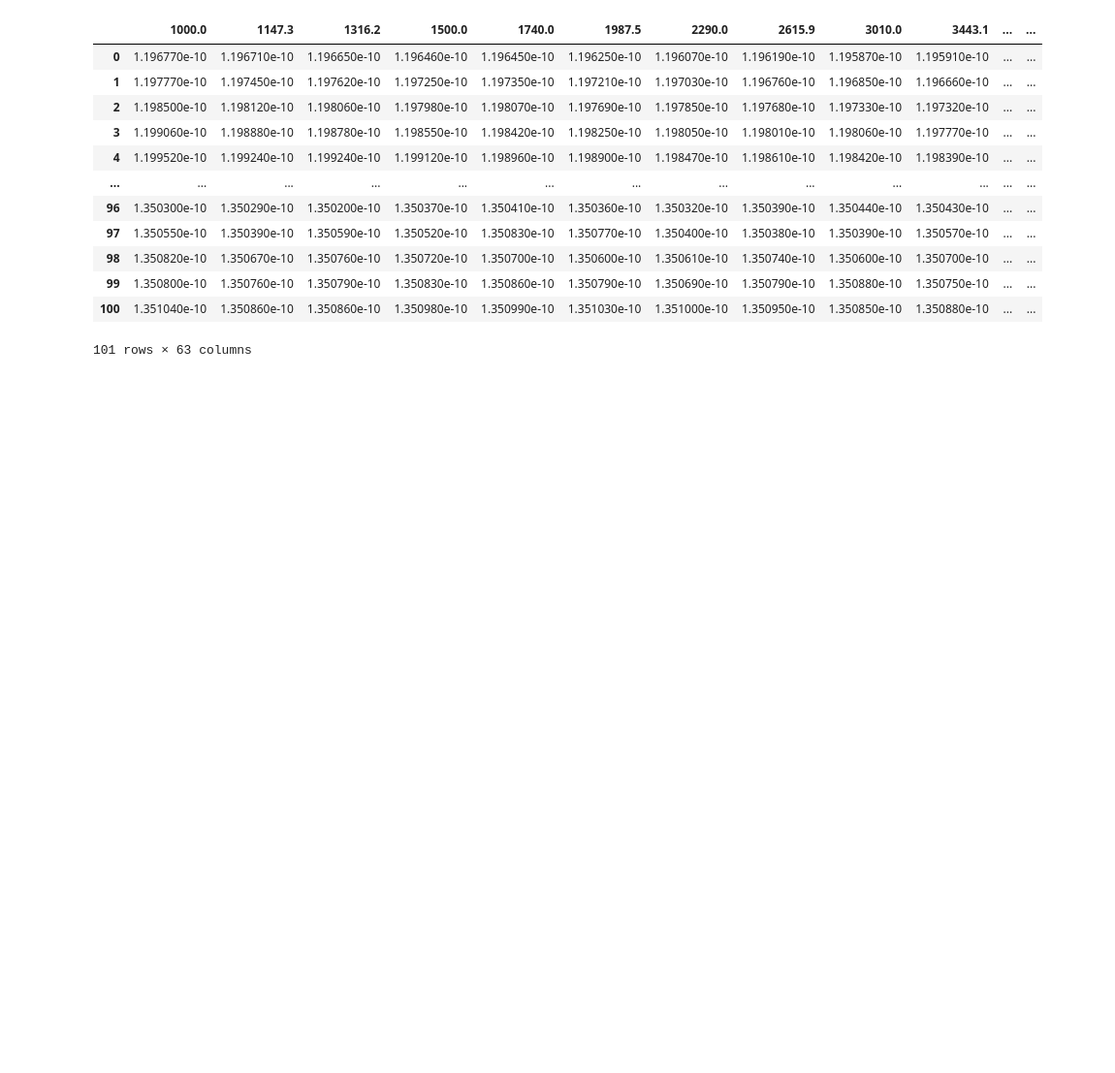
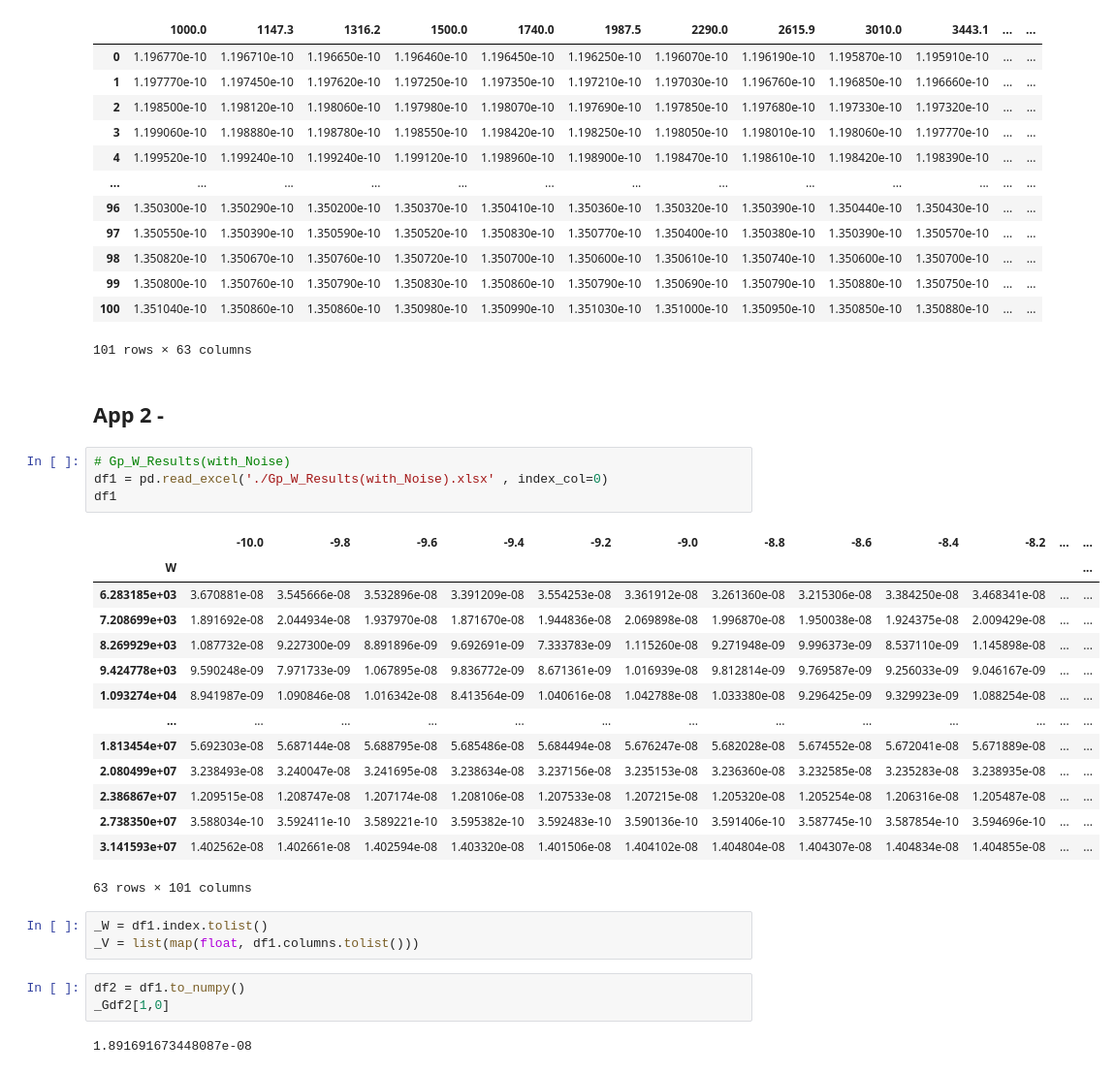
Before and after one commit to NUZEROVI/Photonics, a Jupyter notebook: 1_Electrical_Conductance/Final Task (Combine ALL Tasks)/Analysis Testing (Final).ipynb, the cells around one changed output. Shown at 97% size. Drawn from its saved outputs; the diff is of its cells as text; blank space fills up the shorter version.

Commit message:
App2 Finished (peek coordinate)
Input :  Gp/ω_noise_removal data

```diff
--- a/1_Electrical_Conductance/Final Task (Combine ALL Tasks)/Analysis Testing (Final).ipynb
+++ b/1_Electrical_Conductance/Final Task (Combine ALL Tasks)/Analysis Testing (Final).ipynb
@@ -112,3 +114,32 @@ G1
 | 99 | 1.350800e-10 | 1.350760e-10 | 1.350790e-10 | 1.350830e-10 | 1.350860e-10 | 1.350790e-10 | 1.350690e-10 | 1.350790e-10 | 1.350880e-10 | 1.350750e-10 | ... | ... |
 | 100 | 1.351040e-10 | 1.350860e-10 | 1.350860e-10 | 1.350980e-10 | 1.350990e-10 | 1.351030e-10 | 1.351000e-10 | 1.350950e-10 | 1.350850e-10 | 1.350880e-10 | ... | ... |
 101 rows × 63 columns
+# %% [markdown]
+## App 2 -
+# %%
+# Gp_W_Results(with_Noise)
+df1 = pd.read_excel('./Gp_W_Results(with_Noise).xlsx' , index_col=0)
+df1
+# %% [output]
+|  | -10.0 | -9.8 | -9.6 | -9.4 | -9.2 | -9.0 | -8.8 | -8.6 | -8.4 | -8.2 | ... | ... |
+| W |  |  |  |  |  |  |  |  |  |  |  | ... |
+| 6.283185e+03 | 3.670881e-08 | 3.545666e-08 | 3.532896e-08 | 3.391209e-08 | 3.554253e-08 | 3.361912e-08 | 3.261360e-08 | 3.215306e-08 | 3.384250e-08 | 3.468341e-08 | ... | ... |
+| 7.208699e+03 | 1.891692e-08 | 2.044934e-08 | 1.937970e-08 | 1.871670e-08 | 1.944836e-08 | 2.069898e-08 | 1.996870e-08 | 1.950038e-08 | 1.924375e-08 | 2.009429e-08 | ... | ... |
+| 8.269929e+03 | 1.087732e-08 | 9.227300e-09 | 8.891896e-09 | 9.692691e-09 | 7.333783e-09 | 1.115260e-08 | 9.271948e-09 | 9.996373e-09 | 8.537110e-09 | 1.145898e-08 | ... | ... |
+| 9.424778e+03 | 9.590248e-09 | 7.971733e-09 | 1.067895e-08 | 9.836772e-09 | 8.671361e-09 | 1.016939e-08 | 9.812814e-09 | 9.769587e-09 | 9.256033e-09 | 9.046167e-09 | ... | ... |
+| 1.093274e+04 | 8.941987e-09 | 1.090846e-08 | 1.016342e-08 | 8.413564e-09 | 1.040616e-08 | 1.042788e-08 | 1.033380e-08 | 9.296425e-09 | 9.329923e-09 | 1.088254e-08 | ... | ... |
+| ... | ... | ... | ... | ... | ... | ... | ... | ... | ... | ... | ... | ... |
+| 1.813454e+07 | 5.692303e-08 | 5.687144e-08 | 5.688795e-08 | 5.685486e-08 | 5.684494e-08 | 5.676247e-08 | 5.682028e-08 | 5.674552e-08 | 5.672041e-08 | 5.671889e-08 | ... | ... |
+| 2.080499e+07 | 3.238493e-08 | 3.240047e-08 | 3.241695e-08 | 3.238634e-08 | 3.237156e-08 | 3.235153e-08 | 3.236360e-08 | 3.232585e-08 | 3.235283e-08 | 3.238935e-08 | ... | ... |
+| 2.386867e+07 | 1.209515e-08 | 1.208747e-08 | 1.207174e-08 | 1.208106e-08 | 1.207533e-08 | 1.207215e-08 | 1.205320e-08 | 1.205254e-08 | 1.206316e-08 | 1.205487e-08 | ... | ... |
+| 2.738350e+07 | 3.588034e-10 | 3.592411e-10 | 3.589221e-10 | 3.595382e-10 | 3.592483e-10 | 3.590136e-10 | 3.591406e-10 | 3.587745e-10 | 3.587854e-10 | 3.594696e-10 | ... | ... |
+| 3.141593e+07 | 1.402562e-08 | 1.402661e-08 | 1.402594e-08 | 1.403320e-08 | 1.401506e-08 | 1.404102e-08 | 1.404804e-08 | 1.404307e-08 | 1.404834e-08 | 1.404855e-08 | ... | ... |
+63 rows × 101 columns
+# %%
+_W = df1.index.tolist()
+_V = list(map(float, df1.columns.tolist()))
+# %%
+df2 = df1.to_numpy()
+_Gdf2[1,0]
+# %% [output]
+1.891691673448087e-08
```
Also changed, not shown: parts of 1 cell of this notebook, 4 other files.
